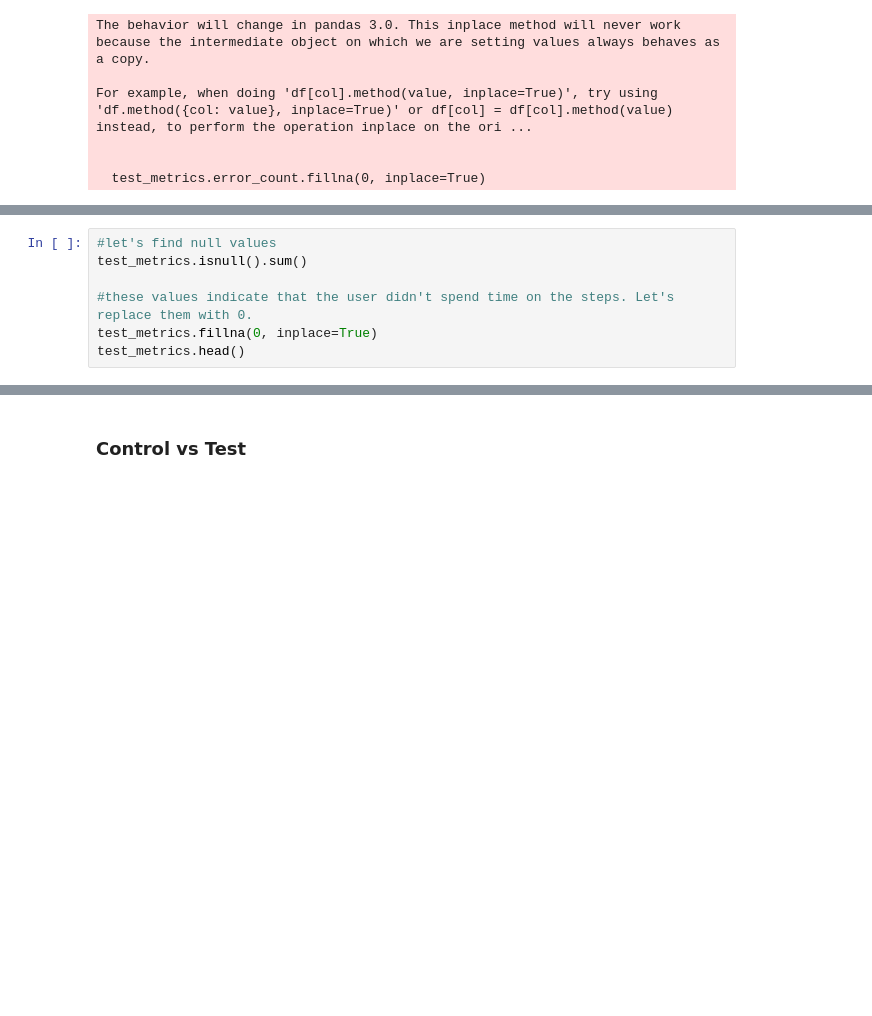
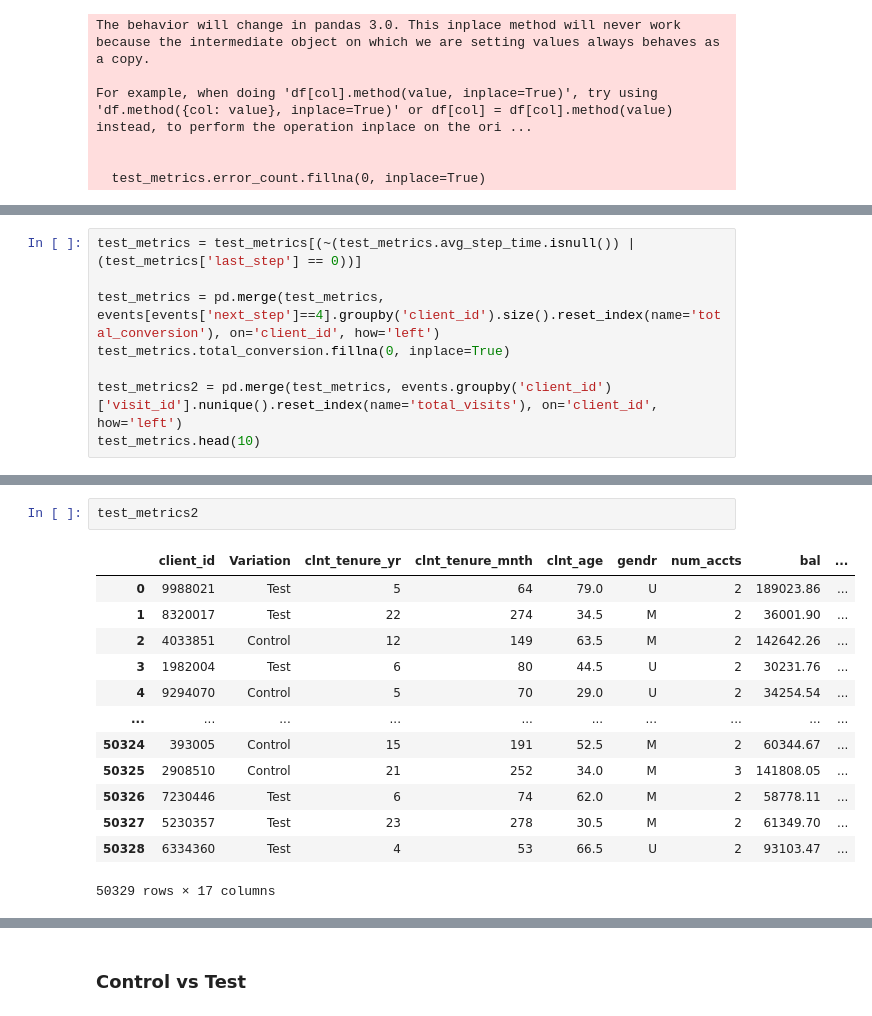
Before and after one commit to almudenamcastro/ironhack-w5-EDA, a Jupyter notebook: notebooks/main.ipynb, the cells around one changed output, grey strips where cells are left out. Saved outputs shown, nothing was run; the diff lists cells and outputs as text; blank space fills up the shorter version.

```diff
--- a/notebooks/main.ipynb
+++ b/notebooks/main.ipynb
@@ -464,7 +455,0 @@ len(test_metrics)
-# %%
-#let's find null values
-test_metrics.isnull().sum()
-
-#these values indicate that the user didn't spend time on the steps. Let's replace them with 0.
-test_metrics.fillna(0, inplace=True)
-test_metrics.head()
@@ -497,0 +456,8 @@ dtype: int64
+# %%
+test_metrics = test_metrics[(~(test_metrics.avg_step_time.isnull()) | (test_metrics['last_step'] == 0))]
+
+test_metrics = pd.merge(test_metrics, events[events['next_step']==4].groupby('client_id').size().reset_index(name='total_conversion'), on='client_id', how='left')
+test_metrics.total_conversion.fillna(0, inplace=True)
+
+test_metrics2 = pd.merge(test_metrics, events.groupby('client_id')['visit_id'].nunique().reset_index(name='total_visits'), on='client_id', how='left')
+test_metrics.head(10)
@@ -497,0 +482,16 @@ dtype: int64
+# %%
+test_metrics2
+# %% [output]
+|  | client_id | Variation | clnt_tenure_yr | clnt_tenure_mnth | clnt_age | gendr | num_accts | bal | ... |
+| 0 | 9988021 | Test | 5 | 64 | 79.0 | U | 2 | 189023.86 | ... |
+| 1 | 8320017 | Test | 22 | 274 | 34.5 | M | 2 | 36001.90 | ... |
+| 2 | 4033851 | Control | 12 | 149 | 63.5 | M | 2 | 142642.26 | ... |
+| 3 | 1982004 | Test | 6 | 80 | 44.5 | U | 2 | 30231.76 | ... |
+| 4 | 9294070 | Control | 5 | 70 | 29.0 | U | 2 | 34254.54 | ... |
+| ... | ... | ... | ... | ... | ... | ... | ... | ... | ... |
+| 50324 | 393005 | Control | 15 | 191 | 52.5 | M | 2 | 60344.67 | ... |
+| 50325 | 2908510 | Control | 21 | 252 | 34.0 | M | 3 | 141808.05 | ... |
+| 50326 | 7230446 | Test | 6 | 74 | 62.0 | M | 2 | 58778.11 | ... |
+| 50327 | 5230357 | Test | 23 | 278 | 30.5 | M | 2 | 61349.70 | ... |
+| 50328 | 6334360 | Test | 4 | 53 | 66.5 | U | 2 | 93103.47 | ... |
+50329 rows × 17 columns
```
Also changed, not shown: parts of 10 cells of this notebook.
